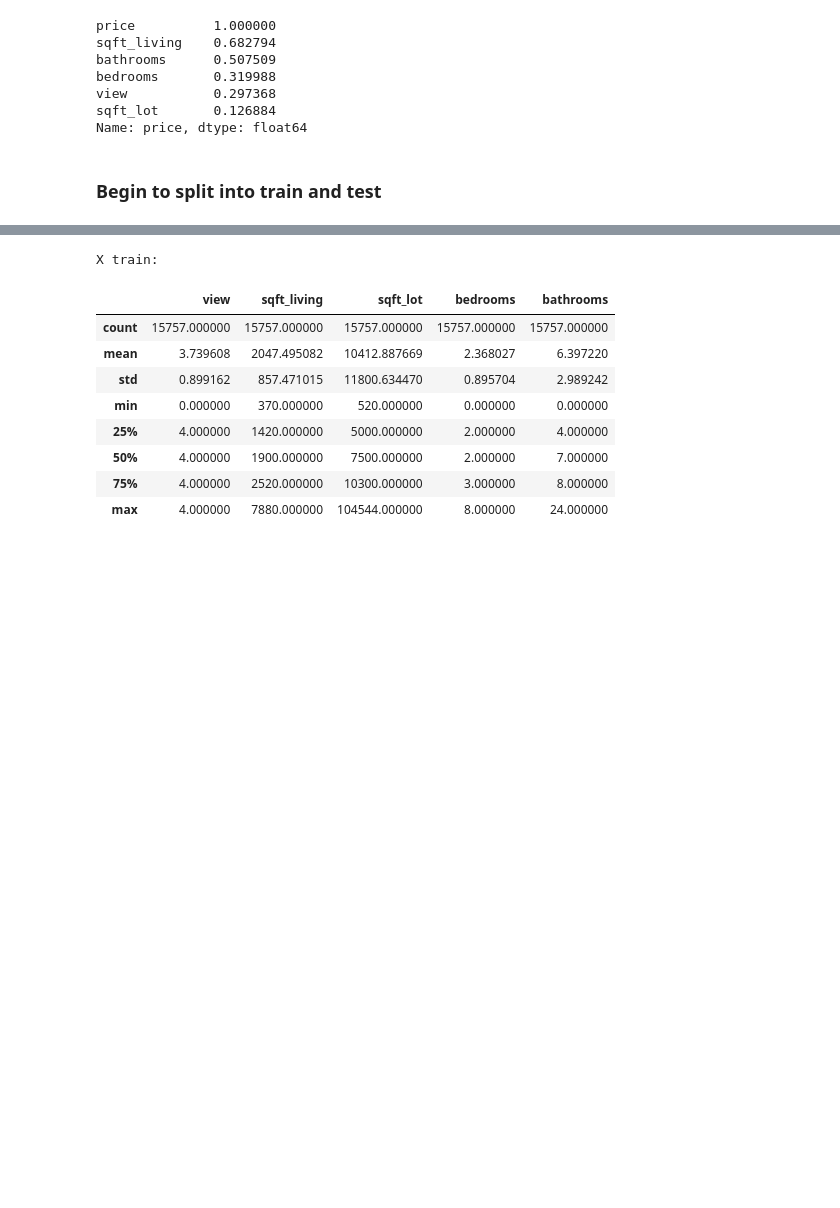
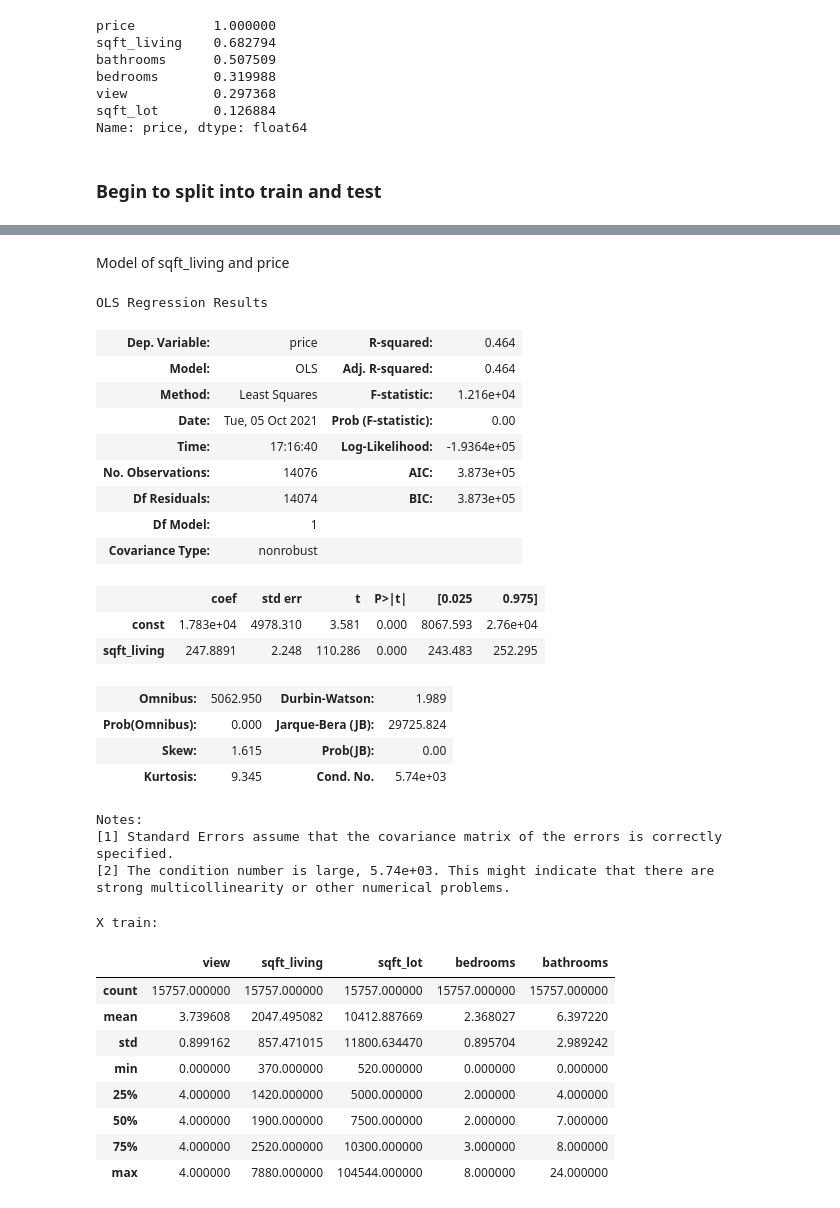
Before and after one commit to Jyve00/King-County-Housing-, a Jupyter notebook: notebooks/Tony/DataModeling.ipynb, the cells around one changed output, grey strips where cells are left out. Drawn from its saved outputs; the diff is of its cells as text; code cells hidden in the pictures; blank space fills up the shorter version.

```diff
--- a/notebooks/Tony/DataModeling.ipynb
+++ b/notebooks/Tony/DataModeling.ipynb
@@ -61,3 +98,30 @@ train_df = pd.concat([X_train, y_train], axis=1)
+# %% [markdown]
+Model of sqft_living and price
+# %%
+model = sm.OLS(y_train, sm.add_constant(X_train['sqft_living'])).fit()
+model.summary()
+# %% [output]
+OLS Regression Results
+| Dep. Variable: | price | R-squared: | 0.464 |
+| Model: | OLS | Adj. R-squared: | 0.464 |
+| Method: | Least Squares | F-statistic: | 1.216e+04 |
+| Date: | Tue, 05 Oct 2021 | Prob (F-statistic): | 0.00 |
+| Time: | 17:16:40 | Log-Likelihood: | -1.9364e+05 |
+| No. Observations: | 14076 | AIC: | 3.873e+05 |
+| Df Residuals: | 14074 | BIC: | 3.873e+05 |
+| Df Model: | 1 |  |  |
+| Covariance Type: | nonrobust |  |  |
+|  | coef | std err | t | P>|t| | [0.025 | 0.975] |
+| const | 1.783e+04 | 4978.310 | 3.581 | 0.000 | 8067.593 | 2.76e+04 |
+| sqft_living | 247.8891 | 2.248 | 110.286 | 0.000 | 243.483 | 252.295 |
+| Omnibus: | 5062.950 | Durbin-Watson: | 1.989 |
+| Prob(Omnibus): | 0.000 | Jarque-Bera (JB): | 29725.824 |
+| Skew: | 1.615 | Prob(JB): | 0.00 |
+| Kurtosis: | 9.345 | Cond. No. | 5.74e+03 |
+Notes:
+[1] Standard Errors assume that the covariance matrix of the errors is correctly specified.
+[2] The condition number is large, 5.74e+03. This might indicate that there are
+strong multicollinearity or other numerical problems.
 # %%
 print("X train:")
 display(X_train.describe())
```
Also changed, not shown: parts of 7 cells of this notebook.
